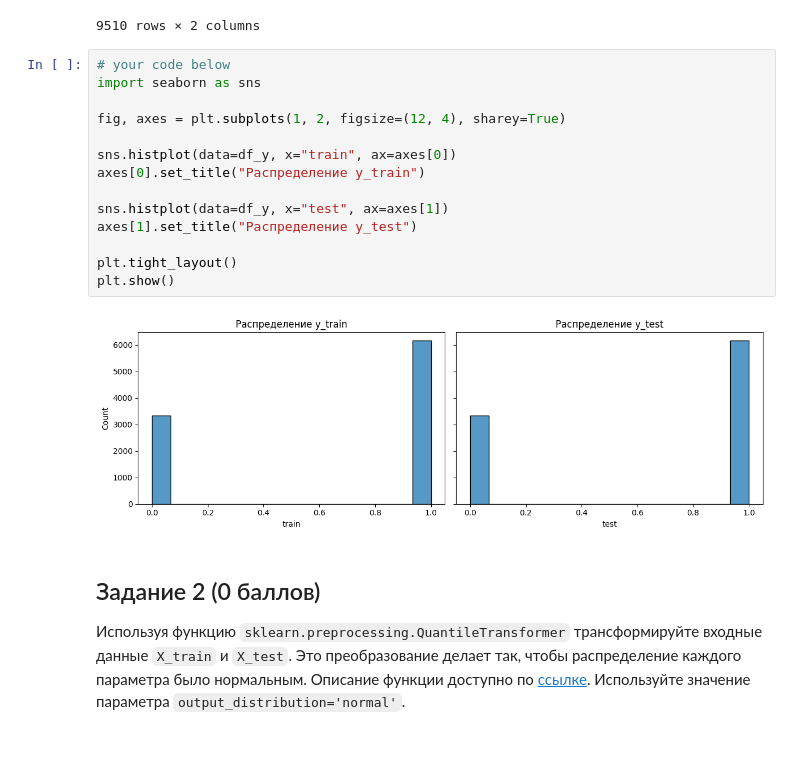
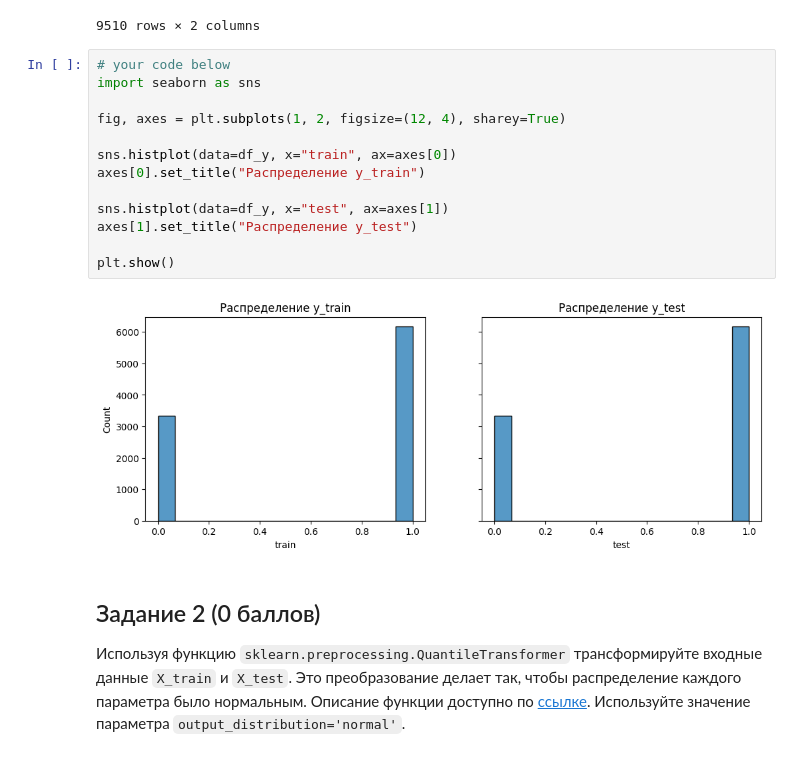
Before and after one commit to Lzora7/Study, a Jupyter notebook: AI-HSE/GenModels/HW_3/HW3.ipynb, the cells around one changed output. Cells and saved outputs as stored; diff of their text form.

```diff
--- a/AI-HSE/GenModels/HW_3/HW3.ipynb
+++ b/AI-HSE/GenModels/HW_3/HW3.ipynb
@@ -204,19 +204,18 @@ df_y
 # %%
 # your code below
 import seaborn as sns
 
 fig, axes = plt.subplots(1, 2, figsize=(12, 4), sharey=True)
 
 sns.histplot(data=df_y, x="train", ax=axes[0])
 axes[0].set_title("Распределение y_train")
 
 sns.histplot(data=df_y, x="test", ax=axes[1])
 axes[1].set_title("Распределение y_test")
 
-plt.tight_layout()
 plt.show()
 # %% [output]
-[figure, old version]
+[figure, new version]
 # %% [markdown]
 ## Задание 2 (0 баллов)
 
```
Also changed, not shown: parts of 15 cells of this notebook.
